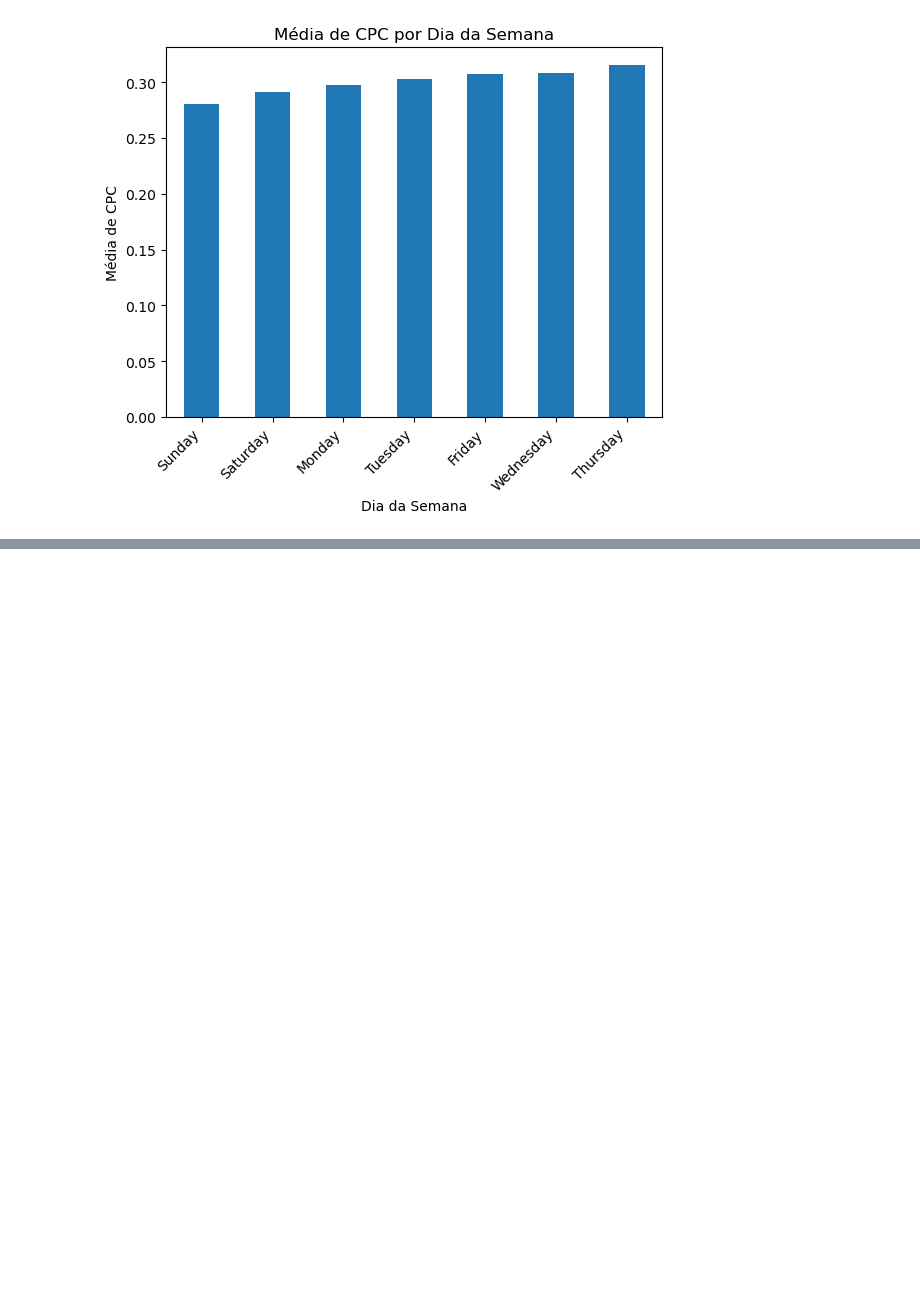
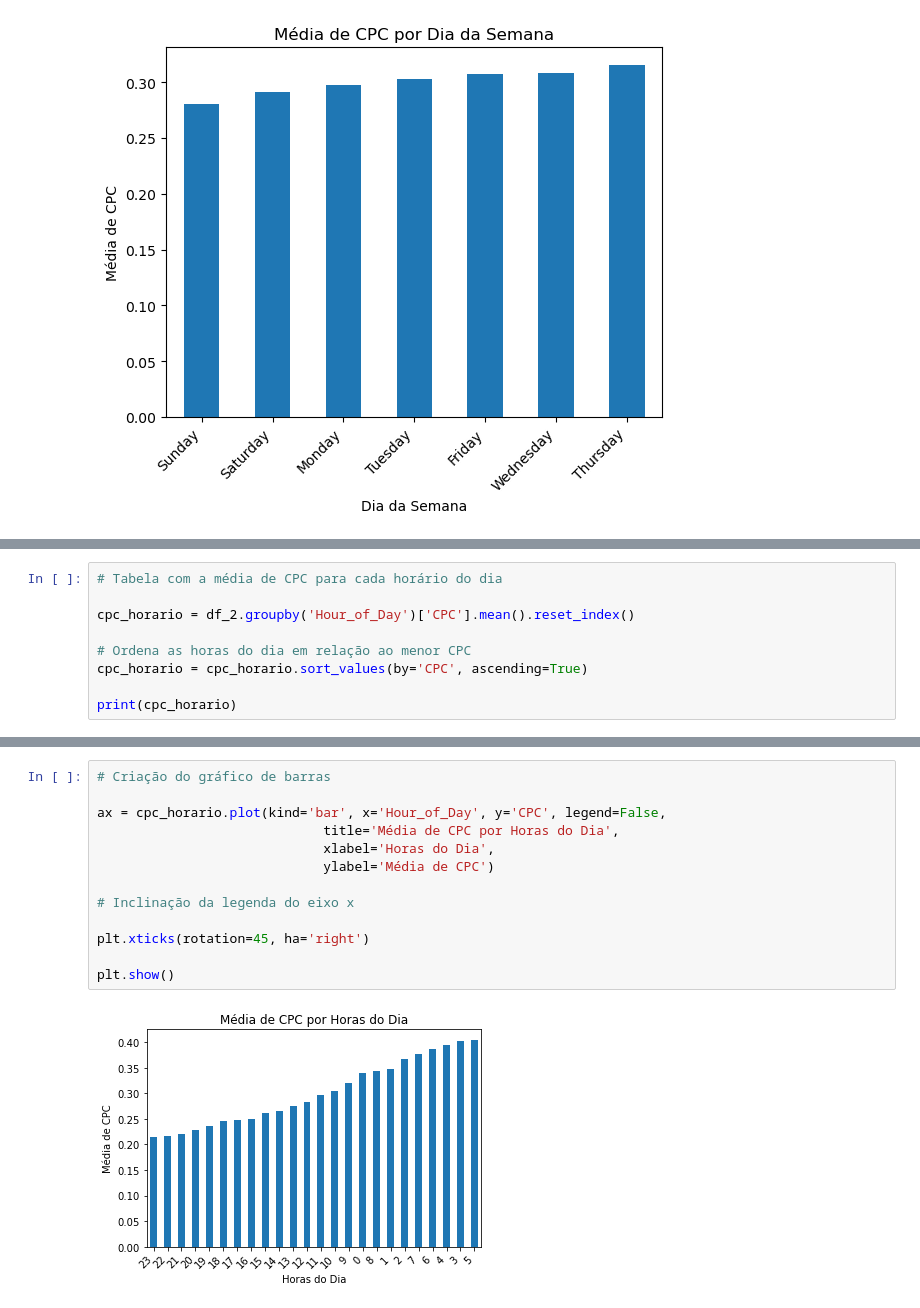
Before and after one commit to Sirius-146/projetoV_ifoodtech, a Jupyter notebook: projeto_ifoodtechV.ipynb, the cells around one changed output, grey strips where cells are left out. Saved outputs shown, nothing was run; the diff lists cells and outputs as text; blank space fills up the shorter version.

```diff
--- a/projeto_ifoodtechV.ipynb
+++ b/projeto_ifoodtechV.ipynb
@@ -618,0 +653,9 @@ plt.show()
+# %%
+# Tabela com a média de CPC para cada horário do dia
+
+cpc_horario = df_2.groupby('Hour_of_Day')['CPC'].mean().reset_index()
+
+# Ordena as horas do dia em relação ao menor CPC
+cpc_horario = cpc_horario.sort_values(by='CPC', ascending=True)
+
+print(cpc_horario)
@@ -618,0 +680,15 @@ plt.show()
+# %%
+# Criação do gráfico de barras
+
+ax = cpc_horario.plot(kind='bar', x='Hour_of_Day', y='CPC', legend=False,
+                             title='Média de CPC por Horas do Dia',
+                             xlabel='Horas do Dia',
+                             ylabel='Média de CPC')
+
+# Inclinação da legenda do eixo x
+
+plt.xticks(rotation=45, ha='right')
+
+plt.show()
+# %% [output]
+[figure, added]
```
Also changed, not shown: parts of 16 cells of this notebook.
